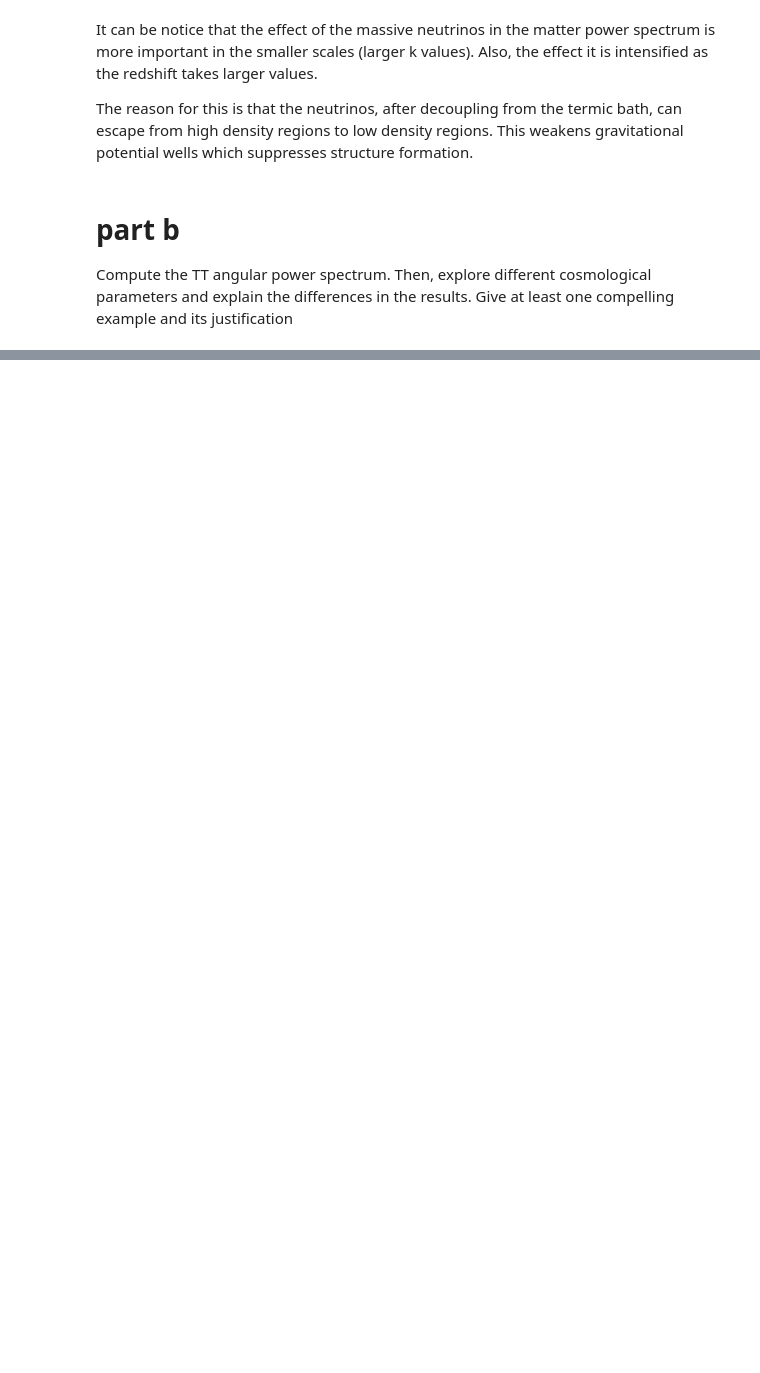
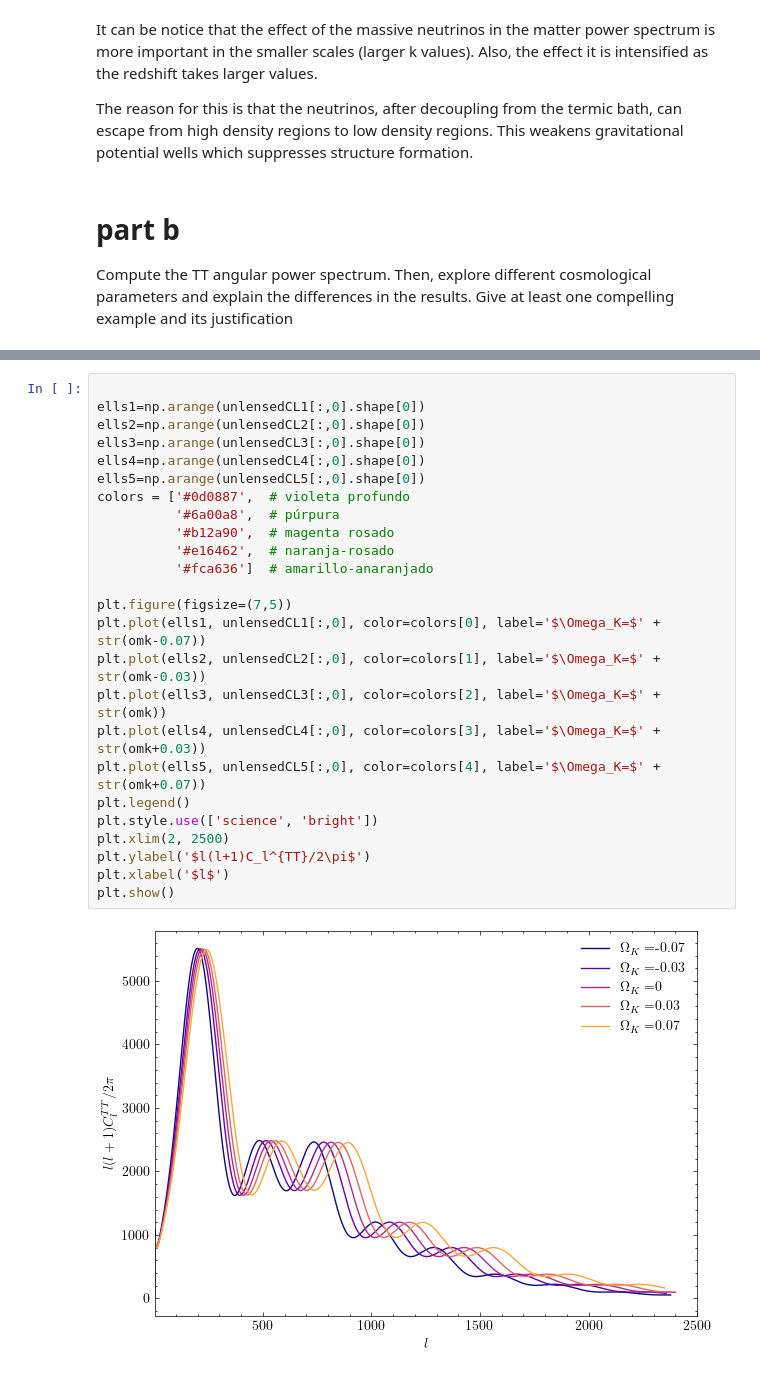
Before and after one commit to raquelgonzalez03/Tareas_Cosmo, a Jupyter notebook: tarea 2.ipynb, the cells around one changed output, grey strips where cells are left out. Cells and saved outputs as stored; diff of their text form; blank space fills up the shorter version.

```diff
--- a/tarea 2.ipynb
+++ b/tarea 2.ipynb
@@ -299,0 +332,27 @@ Compute the TT angular power spectrum. Then, explore different cosmological para
+# %%
+
+ells1=np.arange(unlensedCL1[:,0].shape[0])
+ells2=np.arange(unlensedCL2[:,0].shape[0])
+ells3=np.arange(unlensedCL3[:,0].shape[0])
+ells4=np.arange(unlensedCL4[:,0].shape[0])
+ells5=np.arange(unlensedCL5[:,0].shape[0])
+colors = ['#0d0887',  # violeta profundo
+          '#6a00a8',  # púrpura
+          '#b12a90',  # magenta rosado
+          '#e16462',  # naranja-rosado
+          '#fca636']  # amarillo-anaranjado
+
+plt.figure(figsize=(7,5))
+plt.plot(ells1, unlensedCL1[:,0], color=colors[0], label='$\Omega_K=$' + str(omk-0.07))
+plt.plot(ells2, unlensedCL2[:,0], color=colors[1], label='$\Omega_K=$' + str(omk-0.03))
+plt.plot(ells3, unlensedCL3[:,0], color=colors[2], label='$\Omega_K=$' + str(omk))
+plt.plot(ells4, unlensedCL4[:,0], color=colors[3], label='$\Omega_K=$' + str(omk+0.03))
+plt.plot(ells5, unlensedCL5[:,0], color=colors[4], label='$\Omega_K=$' + str(omk+0.07))
+plt.legend()
+plt.style.use(['science', 'bright'])
+plt.xlim(2, 2500)
+plt.ylabel('$l(l+1)C_l^{TT}/2\pi$')
+plt.xlabel('$l$')
+plt.show()
+# %% [output]
+[figure, added]
```
Also changed, not shown: parts of 13 cells of this notebook.
